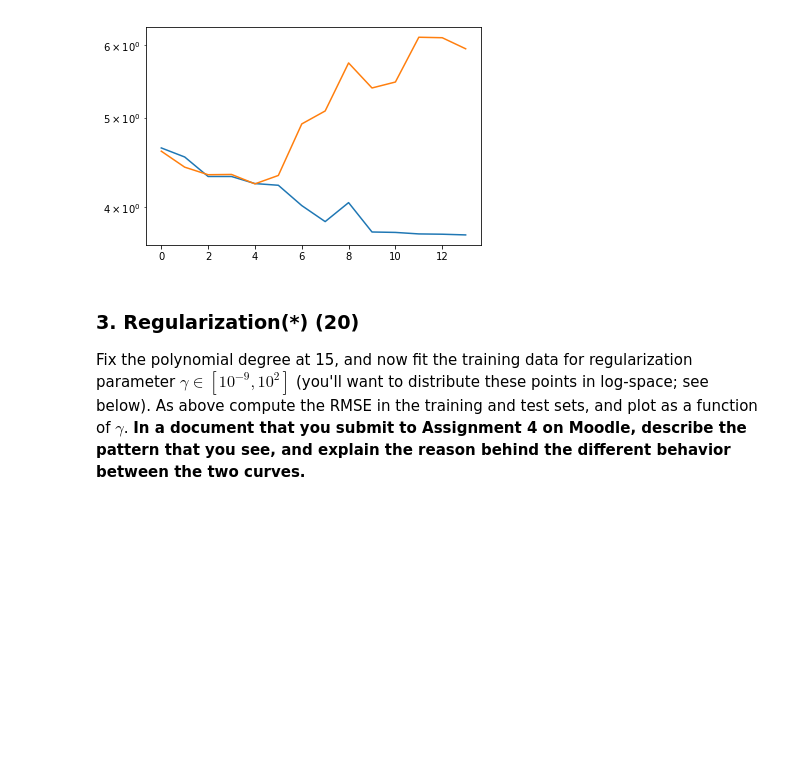
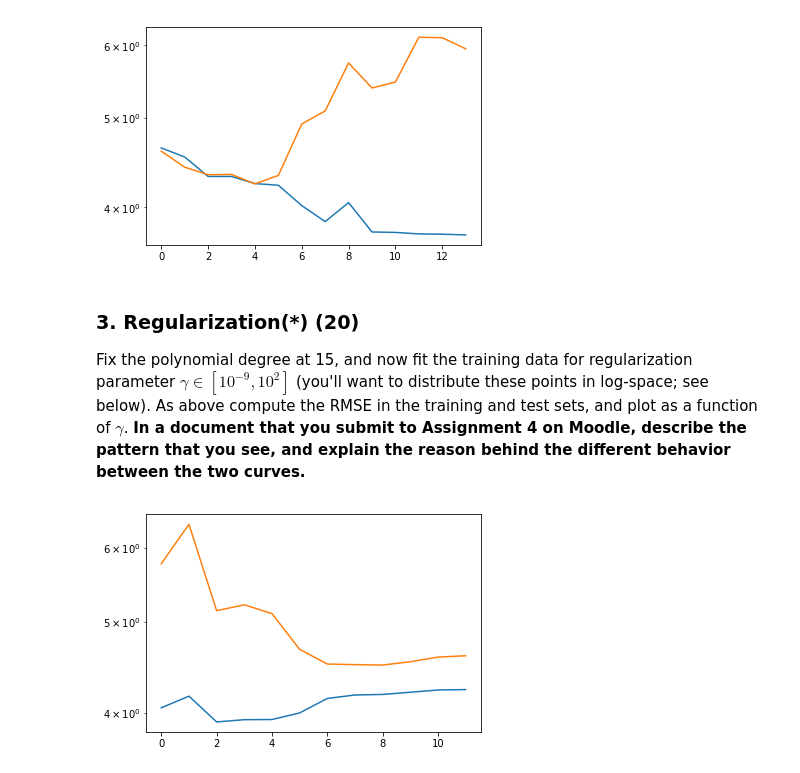
Before and after one commit to UMT-CS447-547-Fall-2018/Homework_4, a Jupyter notebook: Homework_4.ipynb, the cells around one changed output. Drawn from its saved outputs; the diff is of its cells as text; code cells hidden in the pictures; blank space fills up the shorter version.

```diff
--- a/Homework_4.ipynb
+++ b/Homework_4.ipynb
@@ -123,20 +123,23 @@ Fix the polynomial degree at 15, and now fit the training data for regularizatio
 # %%
 train_rmse = []
 test_rmse = []
 gammas = np.logspace(-9,2,12)
-d = 15
+d = 9
+
 for gamma in gammas:
     # Use the function you generated above to fit a polynomial of degree d to the cricket data
 
     # Report the RMSE
-    X_vander_train = None  #!
-    X_vander_test = None   #!
+    X_vander_train = np.vander(X_train, d+1, increasing = True)  #!
+    X_vander_test = np.vander(X_test, d+1, increasing = True)   #!
 
-    W = fit_polynomial(X_train,y,d,gamma=gamma)
+    W = fit_polynomial(X_train,y_train,d,gamma=gamma)
 
     train_rmse.append(np.sqrt(np.sum((np.dot(X_vander_train,W) - y_train)**2)))
     test_rmse.append(np.sqrt(np.sum((np.dot(X_vander_test,W) - y_test)**2)))
 
 plt.semilogy(train_rmse)
 plt.semilogy(test_rmse)
 plt.show()
+# %% [output]
+[figure, added]
```
